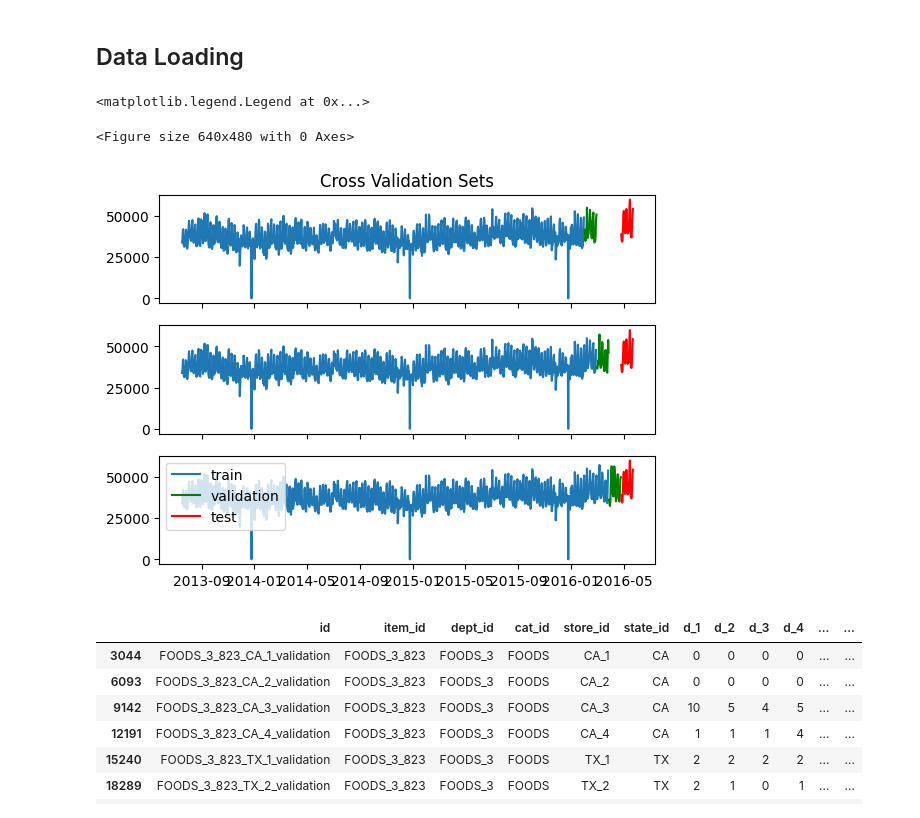
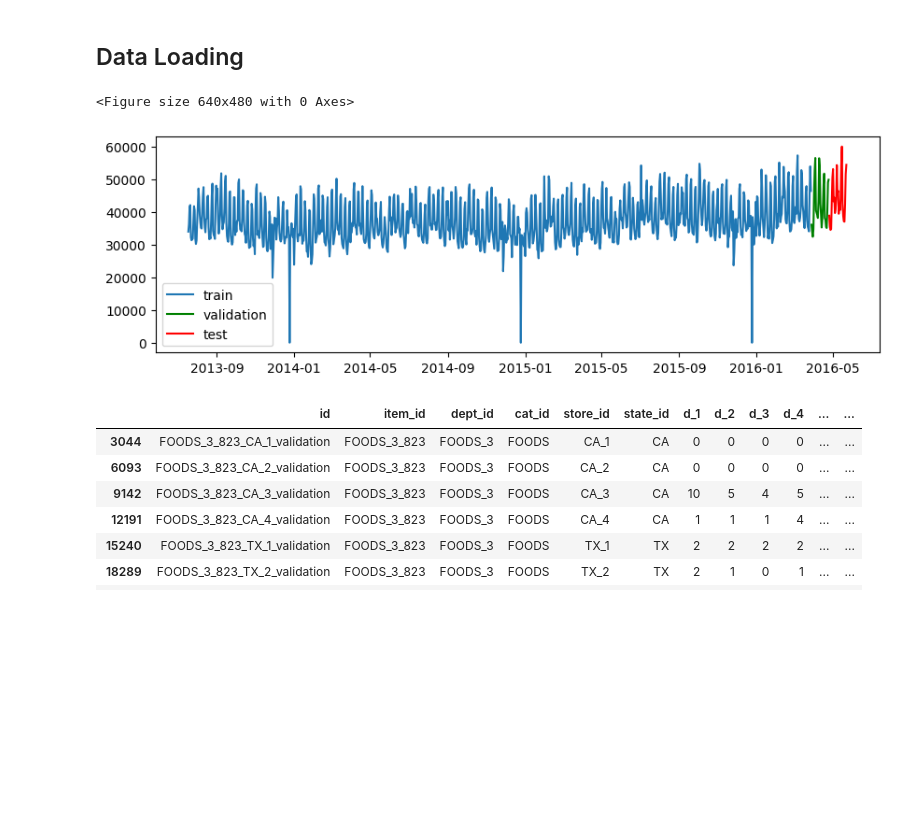
Before and after one commit to alanglk/KISA_ITSDA, a Jupyter notebook: TSF/time_series_forecasting.ipynb, the cells around one changed output. Saved outputs shown, nothing was run; the diff lists cells and outputs as text; code cells hidden in the pictures; blank space fills up the shorter version.

```diff
--- a/TSF/time_series_forecasting.ipynb
+++ b/TSF/time_series_forecasting.ipynb
@@ -94,29 +96,40 @@ m5data = M5Data(calendar_path=calendar_path,
                 sales_train_validation_path=sales_train_validation_path,
                 sales_train_evaluation_path=sales_train_evaluation_path)
 # %%
-train_sets, cv_sets = m5data.get_train_val_ts(dynamic_start_pos=True)
+train_sets, cv_sets = m5data.get_train_val_ts(n_splits=1, dynamic_start_pos=True)
 test_set = m5data.get_test_ts()
 n_splits = len(train_sets)
 
 plt.tight_layout()
-f, axs = plt.subplots(n_splits, 1, sharex=True)
-axs[0].set_title("Cross Validation Sets")
-for i in range(n_splits):
-    train_ts= train_sets[i]
-    cv_ts   = cv_sets[i]
+if n_splits > 1:
+    f, axs = plt.subplots(n_splits, 1, sharex=True)
+    axs[0].set_title("Cross Validation Sets")
+    for i in range(n_splits):
+        train_ts= train_sets[i]
+        cv_ts   = cv_sets[i]
 
+        n_days = len(cv_ts)
+        dates   = m5data.get_dates(pd.concat([train_ts, cv_ts]), real=True)
+        test_dates = m5data.get_dates(test_set, real=True)
+
+        axs[i].plot(dates.values[:-n_days], train_ts.values, label="train")
+        axs[i].plot(dates.values[-n_days:], cv_ts.values, color="green", label="validation")
+        axs[i].plot(test_dates.values, test_set.values, color="red", label="test")
+    plt.legend(loc="upper left")
+else:
+    train_ts= train_sets[0]
+    cv_ts   = cv_sets[0]
     n_days = len(cv_ts)
     dates   = m5data.get_dates(pd.concat([train_ts, cv_ts]), real=True)
     test_dates = m5data.get_dates(test_set, real=True)
-
-    axs[i].plot(dates.values[:-n_days], train_ts.values, label="train")
-    axs[i].plot(dates.values[-n_days:], cv_ts.values, color="green", label="validation")
-    axs[i].plot(test_dates.values, test_set.values, color="red", label="test")
-plt.legend(loc="upper left")
+    plt.figure(figsize=(10, 3))
+    plt.plot(dates.values[:-n_days], train_ts.values, label="train")
+    plt.plot(dates.values[-n_days:], cv_ts.values, color="green", label="validation")
+    plt.plot(test_dates.values, test_set.values, color="red", label="test")
+    plt.legend(loc="lower left")
 # %% [output]
-<matplotlib.legend.Legend at 0x...>
+<Figure size 640x480 with 0 Axes>
-<Figure size 640x480 with 0 Axes>
-[figure, old version]
+[figure, new version]
 # %%
 m5data.sales_train[m5data.sales_train['item_id'] == "FOODS_3_823"]
 # %% [output]
```
Also changed, not shown: parts of 15 cells of this notebook, 14 other files.
